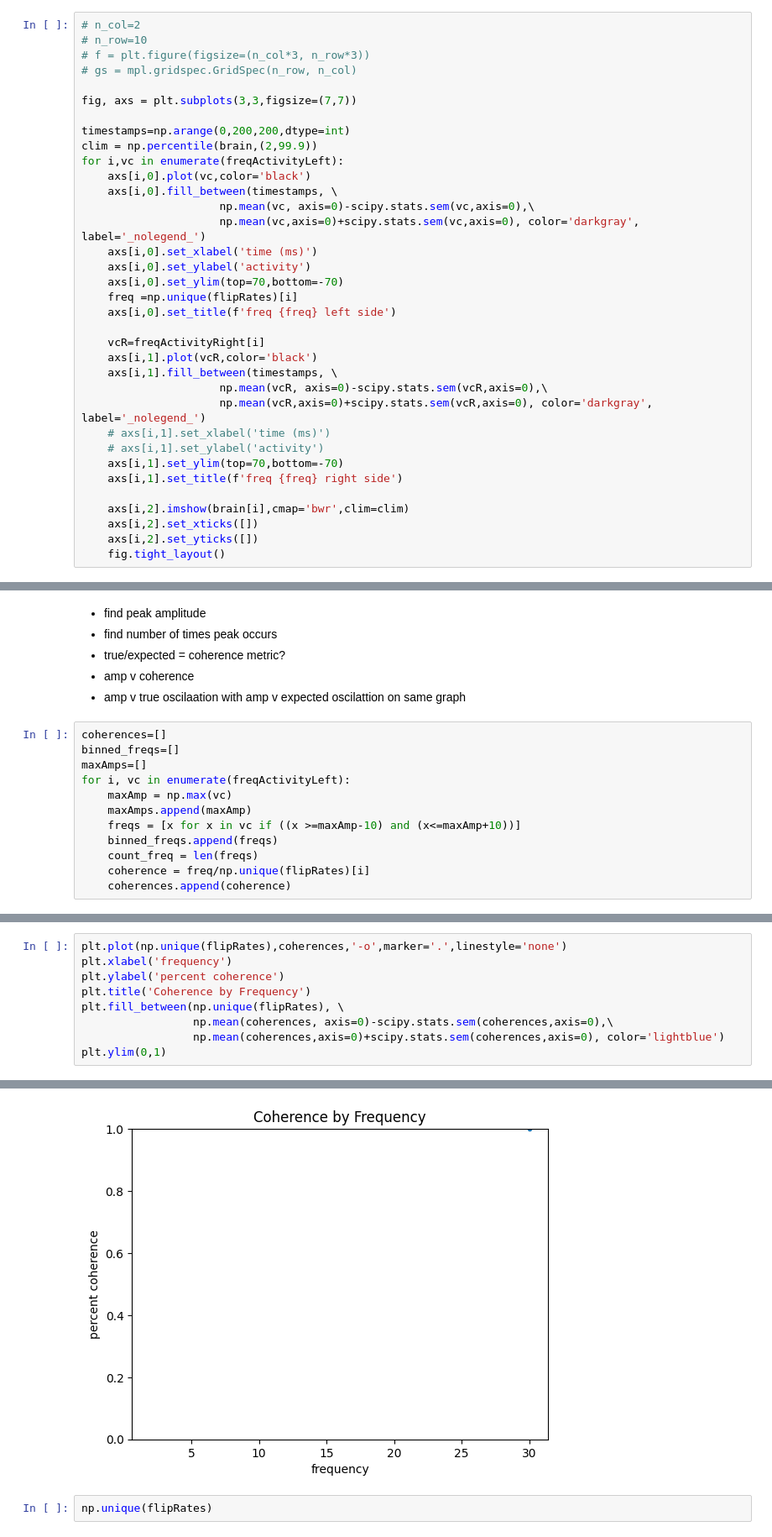
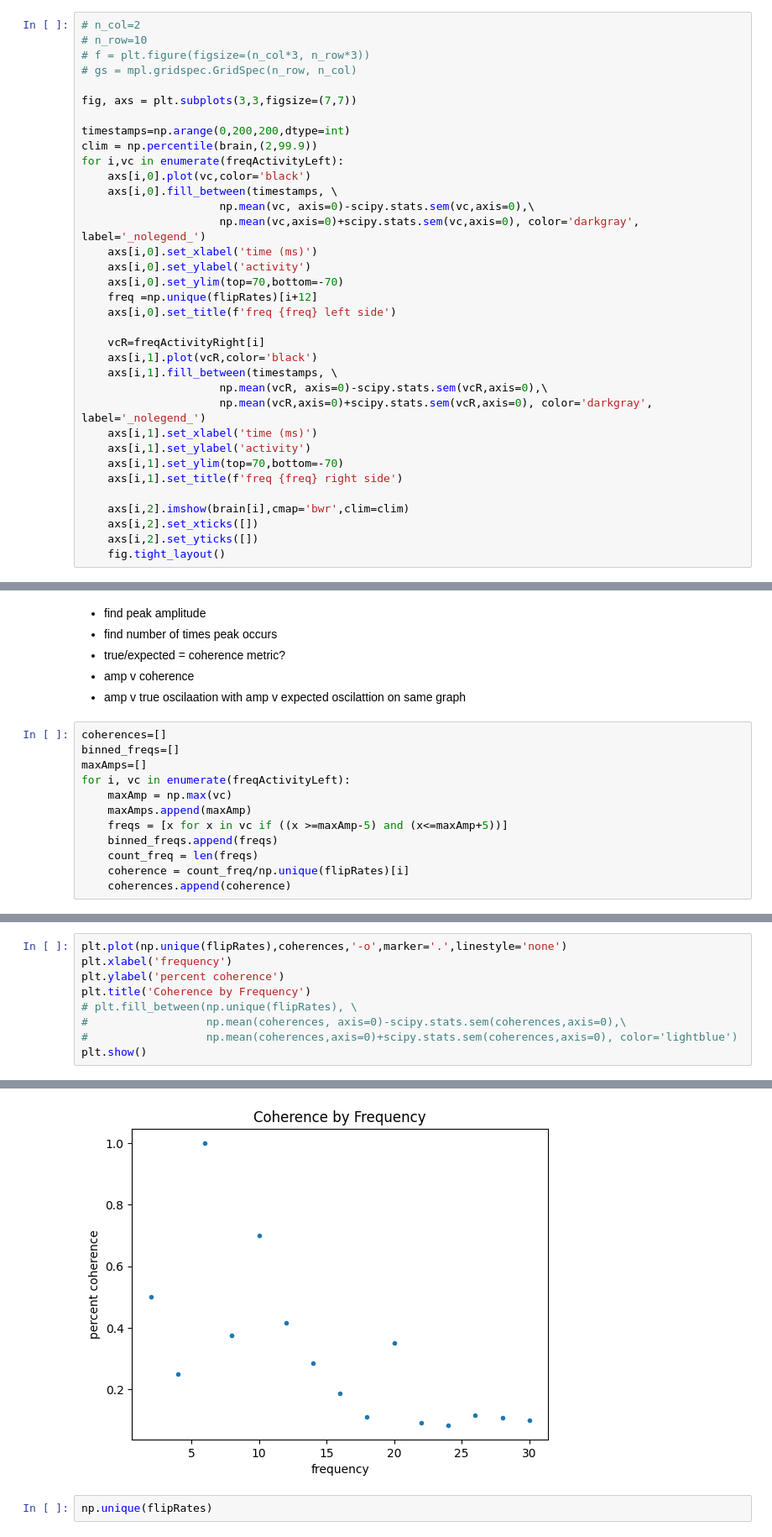
Before and after one commit to paschamatveev/wfOptoProject, a Jupyter notebook: wf + opto/led_oscillations.ipynb, the cells around one changed output, grey strips where cells are left out. Shown at 84% size. Cells and saved outputs as stored; diff of their text form.

```diff
--- a/wf + opto/led_oscillations.ipynb
+++ b/wf + opto/led_oscillations.ipynb
@@ -239,7 +235,7 @@ for i,vc in enumerate(freqActivityLeft):
     axs[i,0].set_xlabel('time (ms)')
     axs[i,0].set_ylabel('activity')
     axs[i,0].set_ylim(top=70,bottom=-70)
-    freq =np.unique(flipRates)[i]
+    freq =np.unique(flipRates)[i+12]
     axs[i,0].set_title(f'freq {freq} left side')
 
     vcR=freqActivityRight[i]
@@ -247,8 +243,8 @@ for i,vc in enumerate(freqActivityLeft):
     axs[i,1].fill_between(timestamps, \
                      np.mean(vcR, axis=0)-scipy.stats.sem(vcR,axis=0),\
                      np.mean(vcR,axis=0)+scipy.stats.sem(vcR,axis=0), color='darkgray', label='_nolegend_')
-    # axs[i,1].set_xlabel('time (ms)')
-    # axs[i,1].set_ylabel('activity')
+    axs[i,1].set_xlabel('time (ms)')
+    axs[i,1].set_ylabel('activity')
     axs[i,1].set_ylim(top=70,bottom=-70)
     axs[i,1].set_title(f'freq {freq} right side')
 
@@ -271,8 +267,8 @@ maxAmps=[]
 for i, vc in enumerate(freqActivityLeft):
     maxAmp = np.max(vc)
     maxAmps.append(maxAmp)
-    freqs = [x for x in vc if ((x >=maxAmp-10) and (x<=maxAmp+10))]
+    freqs = [x for x in vc if ((x >=maxAmp-5) and (x<=maxAmp+5))]
     binned_freqs.append(freqs)
     count_freq = len(freqs)
-    coherence = freq/np.unique(flipRates)[i]
+    coherence = count_freq/np.unique(flipRates)[i]
     coherences.append(coherence)
@@ -301,8 +297,8 @@ plt.plot(np.unique(flipRates),coherences,'-o',marker='.',linestyle='none')
 plt.xlabel('frequency')
 plt.ylabel('percent coherence')
 plt.title('Coherence by Frequency')
-plt.fill_between(np.unique(flipRates), \
-                 np.mean(coherences, axis=0)-scipy.stats.sem(coherences,axis=0),\
-                 np.mean(coherences,axis=0)+scipy.stats.sem(coherences,axis=0), color='lightblue')
-plt.ylim(0,1)
+# plt.fill_between(np.unique(flipRates), \
+#                  np.mean(coherences, axis=0)-scipy.stats.sem(coherences,axis=0),\
+#                  np.mean(coherences,axis=0)+scipy.stats.sem(coherences,axis=0), color='lightblue')
+plt.show()
 # %% [output]
@@ -310,4 +305,4 @@ plt.ylim(0,1)
-[figure, old version]
+[figure, new version]
 # %%
 np.unique(flipRates)
 # %% [output]
```
Also changed, not shown: parts of 5 cells of this notebook.
